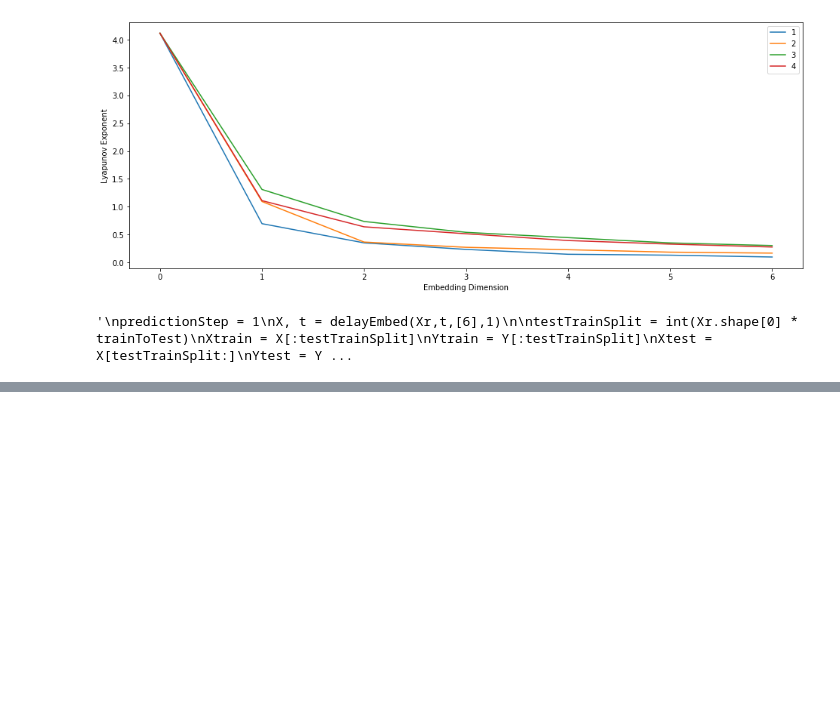
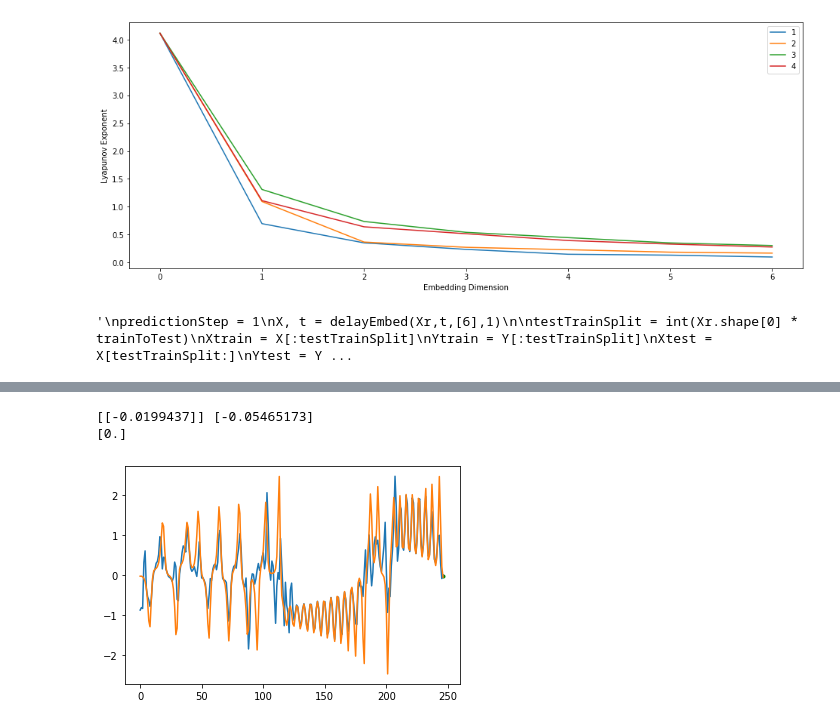
Before and after one commit to kenflat2/Nonlinear-Regression, a Jupyter notebook: Nonstationary SMap.ipynb, the cells around one changed output, grey strips where cells are left out. Cells and saved outputs as stored; diff of their text form; code cells hidden in the pictures; blank space fills up the shorter version.

```diff
--- a/Nonstationary SMap.ipynb
+++ b/Nonstationary SMap.ipynb
@@ -339,7 +379,7 @@ FNNplot(Xr, 6, 4)
 # %% [output]
 [figure]
 # %%
-X, t = delayEmbed(Xr,t,[6],1)
+X, Y, tx, ty = delayEmbed(Xr, 3, 6, 1, t=t)
 
 """
 predictionStep = 1
@@ -490,13 +483,3 @@ def GMap(X, Y, T, x, t, theta, delta, return_hat=False):
         return (prediction, hat)
     else:
         return prediction
-# %%
-"""
-theta = 10
-delta = 0
-
-peepee = GMap(Xtrain, Ytrain, t[:Xtrain.shape[0]], Xtest[0], t[testTrainSplit], theta, delta)
-print("Truth ", Ytest[0])
-print("GMAP ", peepee)
-print("SMAP ", SMap(Xtrain, Ytrain, Xtest[0], theta))
-"""
@@ -505,17 +485,0 @@ print("SMAP ", SMap(Xtrain, Ytrain, Xtest[0], theta))
-# %%
-"""
-i = 0
-p = Xtest[0]
-time = Xtrain.shape[0] + i
-
-# prediction = GMap(Xtrain, Ytrain, p, time, 10)
-# d = calculateD(Xtrain)
-
-predictionsGMap = np.zeros((Xtest.shape[0]))
-predictionsSMap = np.zeros((Xtest.shape[0]))
-# predictionsGMapSD = np.zeros((Xtest.shape[0]))
-for i in range(Xtest.shape[0]):
-    # predictionsGMap[i] = GMap(Xtrain, Ytrain, Xtest[i], Xtrain.shape[0] + i, 30)
-    predictionsSMap[i] = SMap(Xtrain, Ytrain, Xtest[i], 30)
-    predictionsGMap[i] = GMap(Xtrain, Ytrain, t[:testTrainSplit], Xtest[i], t[testTrainSplit+i], 30, 0)
-    """
@@ -836,2 +690,20 @@ print("Done wit SMap")
+# %%
+thetatmp, deltatmp = (10, 0)
+predictedTS = leaveOneOut(X, Y, tx, ty, thetatmp, deltatmp)
+prediction = GMap(X[:-1], Y[:-1], tx[:-1], X[-1],tx[-1], thetatmp, deltatmp)
+# print(predictedTS)
+print(prediction, Y[-1])
+print(predictedTS[-1])
+# %% [output]
+[[-0.0199437]] [-0.05465173]
+[0.]
+# %%
+figLOU, axLOU = plt.subplots()
+axLOU.plot(predictedTS)
+axLOU.plot(Y)
+axLOU.scatter(tx[-1]*tlen/(end*reduction), prediction, marker=".", c='green')
+plt.show()
+# %% [output]
+[figure, added]
 # %%
 print(X.shape, t.shape)
```
Also changed, not shown: parts of 22 cells of this notebook.
